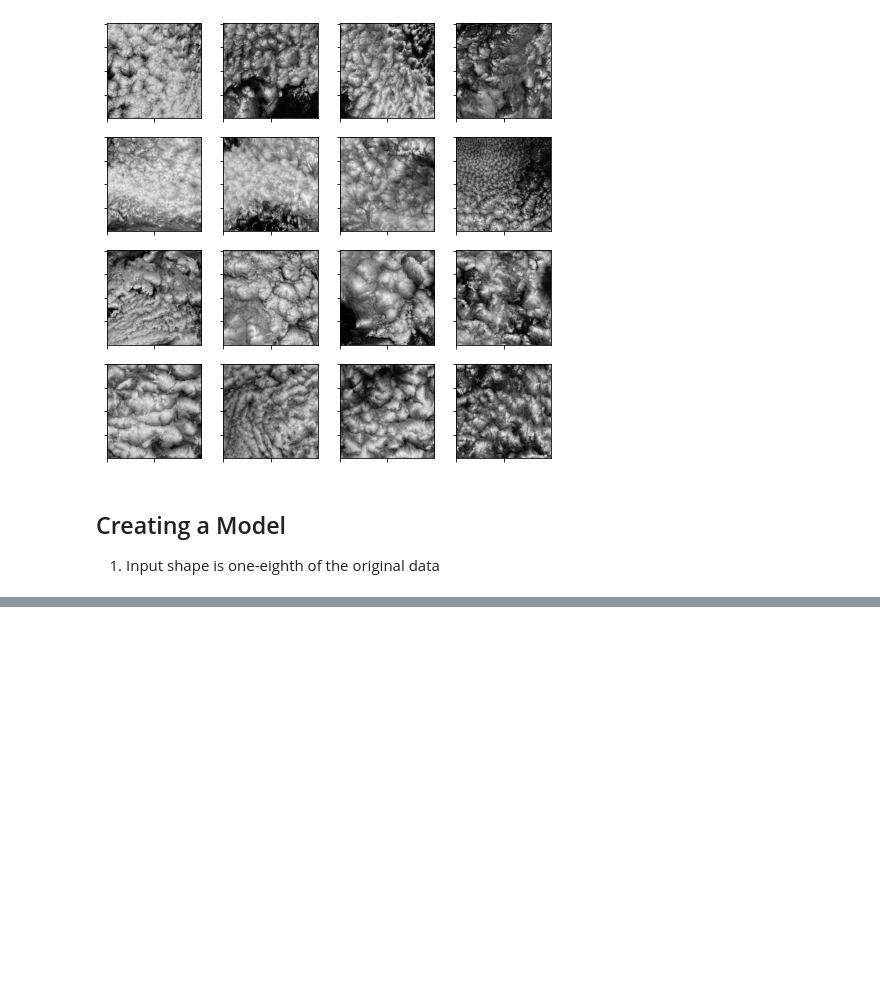
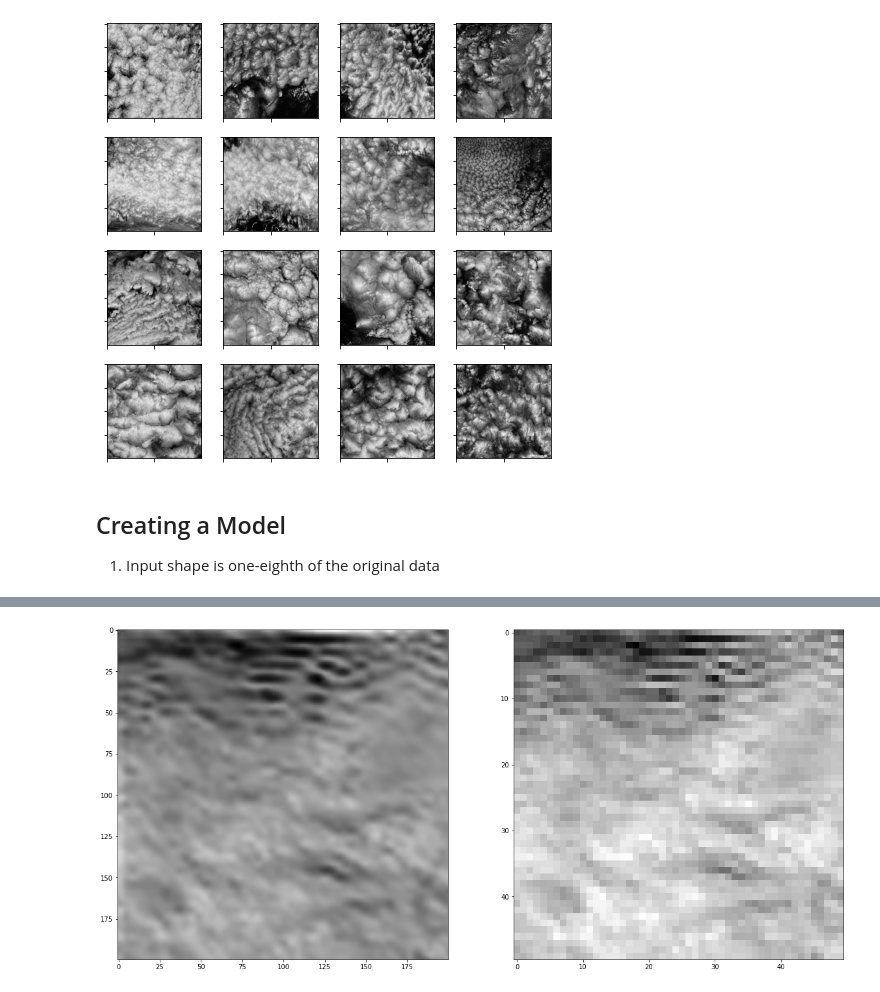
Before and after one commit to nram812/SuperResolutionSatellite, a Jupyter notebook: SatelliteSuperResolution.ipynb, the cells around one changed output, grey strips where cells are left out. Saved outputs shown, nothing was run; the diff lists cells and outputs as text; code cells hidden in the pictures; blank space fills up the shorter version.

```diff
--- a/SatelliteSuperResolution.ipynb
+++ b/SatelliteSuperResolution.ipynb
@@ -105,0 +133,8 @@ ax[2].imshow(X_test[idx_of_interest],cmap='gray')
+# %%
+idx_of_interest = 46
+fig, ax = py.subplots(1,2, figsize = (20,20))
+cs = ax[0].imshow(data[idx_of_interest,:,:,0][:50*4,:50*4], cmap ='gray')#,vmin =0, vmax =0.8)
+cs2 = ax[1].imshow(X_test[idx_of_interest,:,:][:50,:50], cmap='gray')#,vmin =0, vmax =0.8)
+#ax4 = fig.add_axes([0.95,0.25,0.01,0.5])
+# %% [output]
+[figure, added]
```
Also changed, not shown: parts of 20 cells of this notebook, 3 other files.
